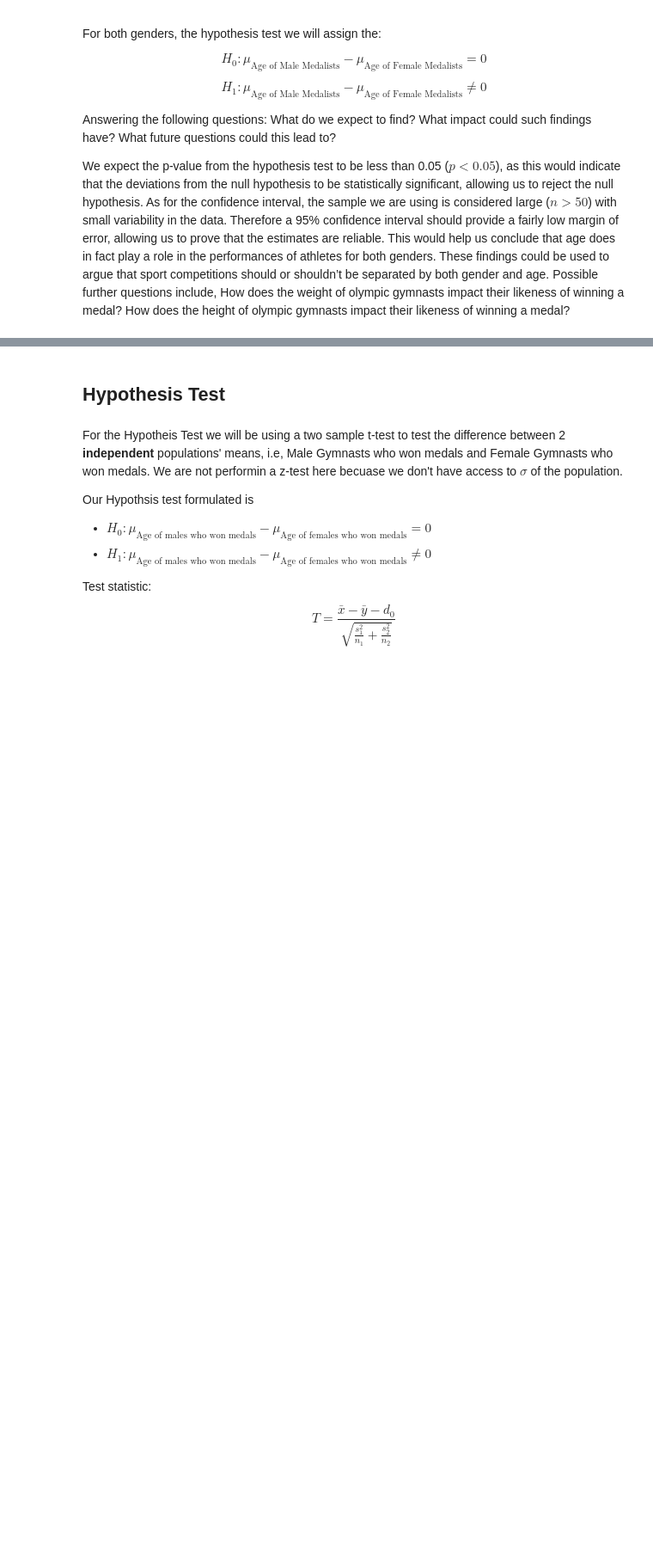
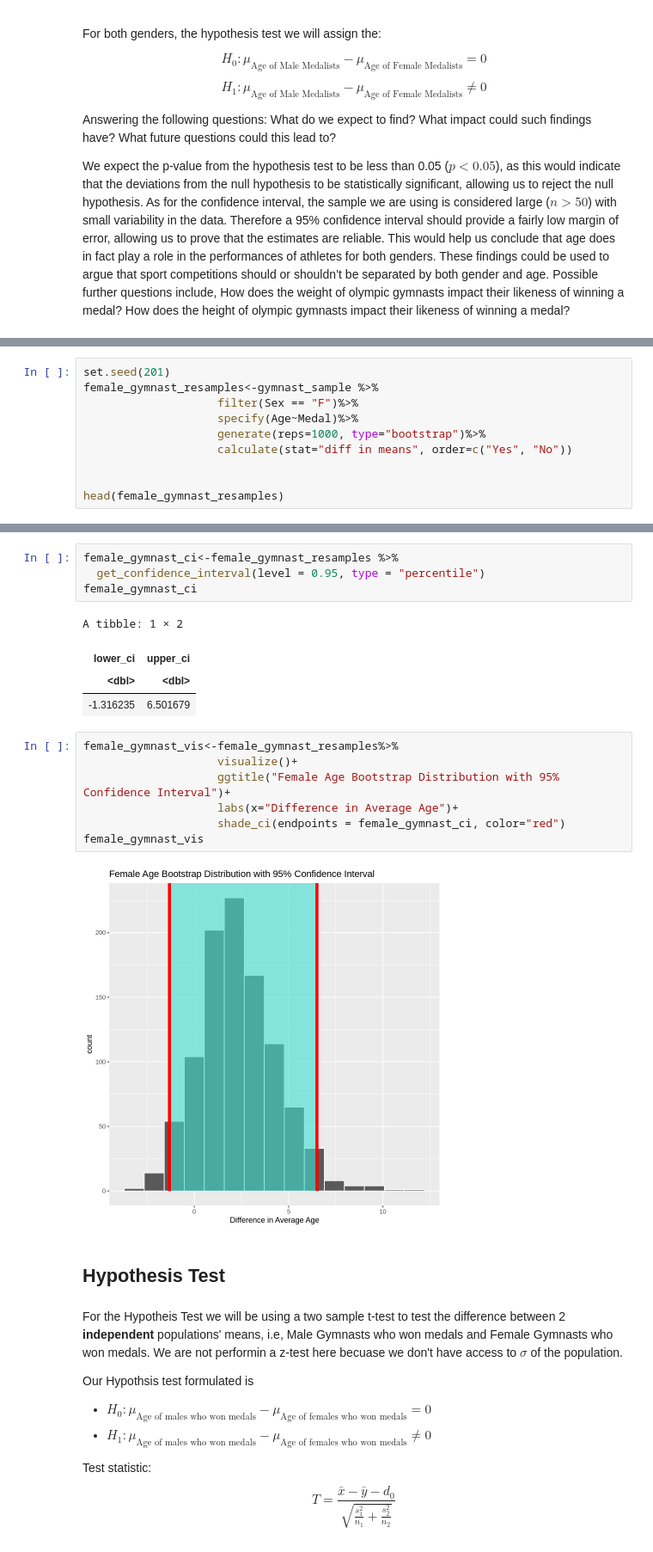
Before and after one commit to aryanballani/STAT201_group20, a Jupyter notebook: FinalReport.ipynb, the cells around one changed output, grey strips where cells are left out. Shown at 86% size. Drawn from its saved outputs; the diff is of its cells as text; blank space fills up the shorter version.

```diff
--- a/FinalReport.ipynb
+++ b/FinalReport.ipynb
@@ -378,0 +279,10 @@ female_non_medal_vis
+# %%
+set.seed(201)
+female_gymnast_resamples<-gymnast_sample %>%
+                    filter(Sex == "F")%>%
+                    specify(Age~Medal)%>%
+                    generate(reps=1000, type="bootstrap")%>%
+                    calculate(stat="diff in means", order=c("Yes", "No"))
+
+
+head(female_gymnast_resamples)
@@ -379,3 +299,21 @@ female_non_medal_vis
+# %%
+female_gymnast_ci<-female_gymnast_resamples %>%
+  get_confidence_interval(level = 0.95, type = "percentile")
+female_gymnast_ci
+# %% [output]
+A tibble: 1 × 2
+| lower_ci | upper_ci |
+| <dbl> | <dbl> |
+| -1.316235 | 6.501679 |
+# %%
+female_gymnast_vis<-female_gymnast_resamples%>%
+                    visualize()+
+                    ggtitle("Female Age Bootstrap Distribution with 95% Confidence Interval")+
+                    labs(x="Difference in Average Age")+
+                    shade_ci(endpoints = female_gymnast_ci, color="red")
+female_gymnast_vis
+# %% [output]
+[figure, added]
 # %% [markdown]
 ## Hypothesis Test
 # %% [markdown]
```
Also changed, not shown: parts of 25 cells of this notebook.
